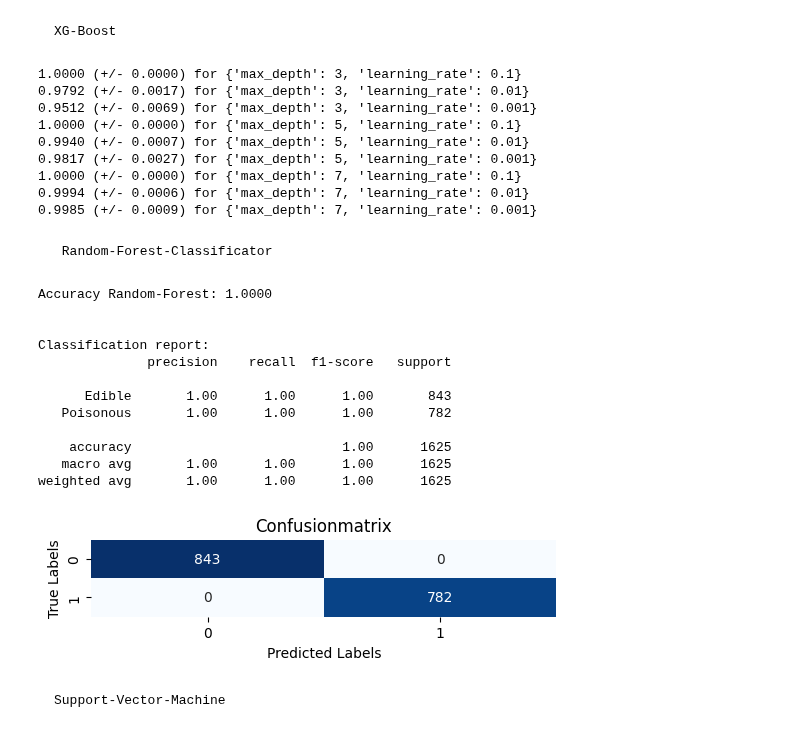
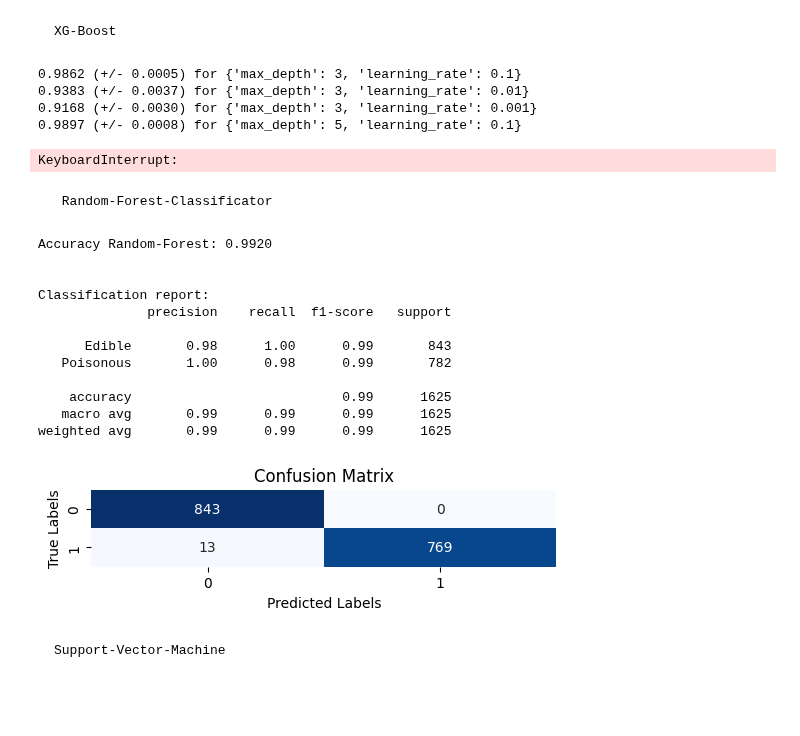
Before and after one commit to Julian-wi22060/DataExplorationProject, a Jupyter notebook: marquardt.ipynb, the cells around one changed output. Drawn from its saved outputs; the diff is of its cells as text; code cells hidden in the pictures; blank space fills up the shorter version.

```diff
--- a/marquardt.ipynb
+++ b/marquardt.ipynb
@@ -222,13 +222,17 @@ RFE outputs bool-value for features wheter important = True or False
 fisher_scores, _ = f_classif(X, y)
 top_fisher_features = [X.columns[i] for i in np.argsort(fisher_scores)[-10:]]
 
+# Print the top 10 Fisher score features
+print("Top 10 features based on Fisher Score:")
+for feature in top_fisher_features:
+    print(feature)
+
 # Feature selection using chi-square-score
 chi2_scores, _ = chi2(X, y)
 top_chi2_features = [X.columns[i] for i in np.argsort(chi2_scores)[-10:]]
 
 # Plotting all three feature-evalutation-models
-plt.figure(figsize=(15, 8))
-
+plt.figure(figsize=(15, 5))
 
 plt.subplot(1, 3, 1)
 plt.barh(range(len(rfe_scores)), rfe_scores)
@@ -282,7 +297,17 @@ plt.show()
 # %% [markdown]
      Dummy classifier
 # %%
-# Define a custom dummy classifier
+# use selected features from fisher-score
+selected_features = [
+    'stalk-surface-below-ring', 'stalk-surface-above-ring',
+    'gill-spacing', 'stalk-root', 'ring-type',
+    'bruises', 'gill-color', 'gill-size'
+]
+
+# convert selected features to numerical indexes
+selected_indices = [X_train.columns.get_loc(feature) for feature in selected_features]
+
+# Define a custom dummy classifier using the selected features
 class DummyClassifier(BaseEstimator, ClassifierMixin):
     def __init__(self):
         self.most_frequent_class = None
@@ -298,11 +323,10 @@ class DummyClassifier(BaseEstimator, ClassifierMixin):
 
 # Initialize and train dummy classifier
 dummy_clf = DummyClassifier()
-
-dummy_clf.fit(X_train, Y_train)
+dummy_clf.fit(X_train.iloc[:, selected_indices], Y_train)
 
 # Make prediction
-y_pred = dummy_clf.predict(X_test)
+y_pred = dummy_clf.predict(X_test.iloc[:, selected_indices])
 
 # Calculate accuracy
 accuracy = accuracy_score(Y_test, y_pred)
@@ -371,7 +446,7 @@ for max_depth in booster_params['max_depth']:
         xgb_classifier = xgb.XGBClassifier(max_depth=max_depth, learning_rate=learning_rate)
 
         # Cross-validation to estimate the accuracy and standard deviation
-        scores = cross_val_score(xgb_classifier, X_train, Y_train_encoded, cv=5)
+        scores = cross_val_score(xgb_classifier, X_train_selected, Y_train_encoded, cv=5)
 
         # Calculate the mean value and standard deviation of the accuracy values
         mean_score = scores.mean()
@@ -383,20 +458,20 @@ for max_depth in booster_params['max_depth']:
         # Print for current combination of parameters
         print(f"{mean_score:.4f} (+/- {bootstrap_std_error:.4f}) for {{'max_depth': {max_depth}, 'learning_rate': {learning_rate}}}")
 # %% [output]
-1.0000 (+/- 0.0000) for {'max_depth': 3, 'learning_rate': 0.1}
-0.9792 (+/- 0.0017) for {'max_depth': 3, 'learning_rate': 0.01}
-0.9512 (+/- 0.0069) for {'max_depth': 3, 'learning_rate': 0.001}
-1.0000 (+/- 0.0000) for {'max_depth': 5, 'learning_rate': 0.1}
-0.9940 (+/- 0.0007) for {'max_depth': 5, 'learning_rate': 0.01}
-0.9817 (+/- 0.0027) for {'max_depth': 5, 'learning_rate': 0.001}
-1.0000 (+/- 0.0000) for {'max_depth': 7, 'learning_rate': 0.1}
-0.9994 (+/- 0.0006) for {'max_depth': 7, 'learning_rate': 0.01}
-0.9985 (+/- 0.0009) for {'max_depth': 7, 'learning_rate': 0.001}
+0.9862 (+/- 0.0005) for {'max_depth': 3, 'learning_rate': 0.1}
+0.9383 (+/- 0.0037) for {'max_depth': 3, 'learning_rate': 0.01}
+0.9168 (+/- 0.0030) for {'max_depth': 3, 'learning_rate': 0.001}
+0.9897 (+/- 0.0008) for {'max_depth': 5, 'learning_rate': 0.1}
+KeyboardInterrupt:
 # %% [markdown]
      Random-Forest-Classificator
 # %%
-# Identify columns with categorical data
-categorical_columns = X.select_dtypes(include=['object']).columns
+# Select data using the selected features
+X_train_selected = X_train.iloc[:, selected_indices]
+X_test_selected = X_test.iloc[:, selected_indices]
+
+# Identify columns with categorical data in the selected features
+categorical_columns = X_train_selected.select_dtypes(include=['object']).columns
 
 # Create column transformer
 preprocessor = ColumnTransformer(
@@ -404,48 +479,48 @@ preprocessor = ColumnTransformer(
     remainder='passthrough'
 )
 
-# Transform data
-X_train_encoded = preprocessor.fit_transform(X_train)
-X_test_encoded = preprocessor.transform(X_test)
+# Transform selected data
+X_train_encoded = preprocessor.fit_transform(X_train_selected)
+X_test_encoded = preprocessor.transform(X_test_selected)
 
 # Initialize and train the Random Forest classifier
 rf_classifier = RandomForestClassifier(random_state=42)
 rf_classifier.fit(X_train_encoded, Y_train)
 
 # Make predictions on test data
 y_pred = rf_classifier.predict(X_test_encoded)
 
 # Evaluation of the model on the test data
 accuracy = accuracy_score(Y_test, y_pred)
-classification_rep = classification_report(Y_test, y_pred, target_names = ["Edible", "Poisonous"])
+classification_rep = classification_report(Y_test, y_pred, target_names=["Edible", "Poisonous"])
 
 # Show results
 print(f'Accuracy Random-Forest: {accuracy:.4f}\n')
 print('\nClassification report:')
 print(classification_rep)
 
 # Compute and plot the confusion matrix
 cm = confusion_matrix(Y_test, y_pred)
 plt.figure(figsize=(6, 1))
 sns.heatmap(cm, annot=True, fmt="d", cmap="Blues", cbar=False)
 plt.xlabel('Predicted Labels')
 plt.ylabel('True Labels')
-plt.title('Confusionmatrix')
+plt.title('Confusion Matrix')
 plt.show()
 # %% [output]
-Accuracy Random-Forest: 1.0000
+Accuracy Random-Forest: 0.9920
 
 
 Classification report:
               precision    recall  f1-score   support
 
-      Edible       1.00      1.00      1.00       843
-   Poisonous       1.00      1.00      1.00       782
+      Edible       0.98      1.00      0.99       843
+   Poisonous       1.00      0.98      0.99       782
 
-    accuracy                           1.00      1625
-   macro avg       1.00      1.00      1.00      1625
-weighted avg       1.00      1.00      1.00      1625
+    accuracy                           0.99      1625
+   macro avg       0.99      0.99      0.99      1625
+weighted avg       0.99      0.99      0.99      1625
-[figure, old version]
+[figure, new version]
 # %% [markdown]
     Support-Vector-Machine
 # %%
```
Also changed, not shown: parts of 10 cells of this notebook.
